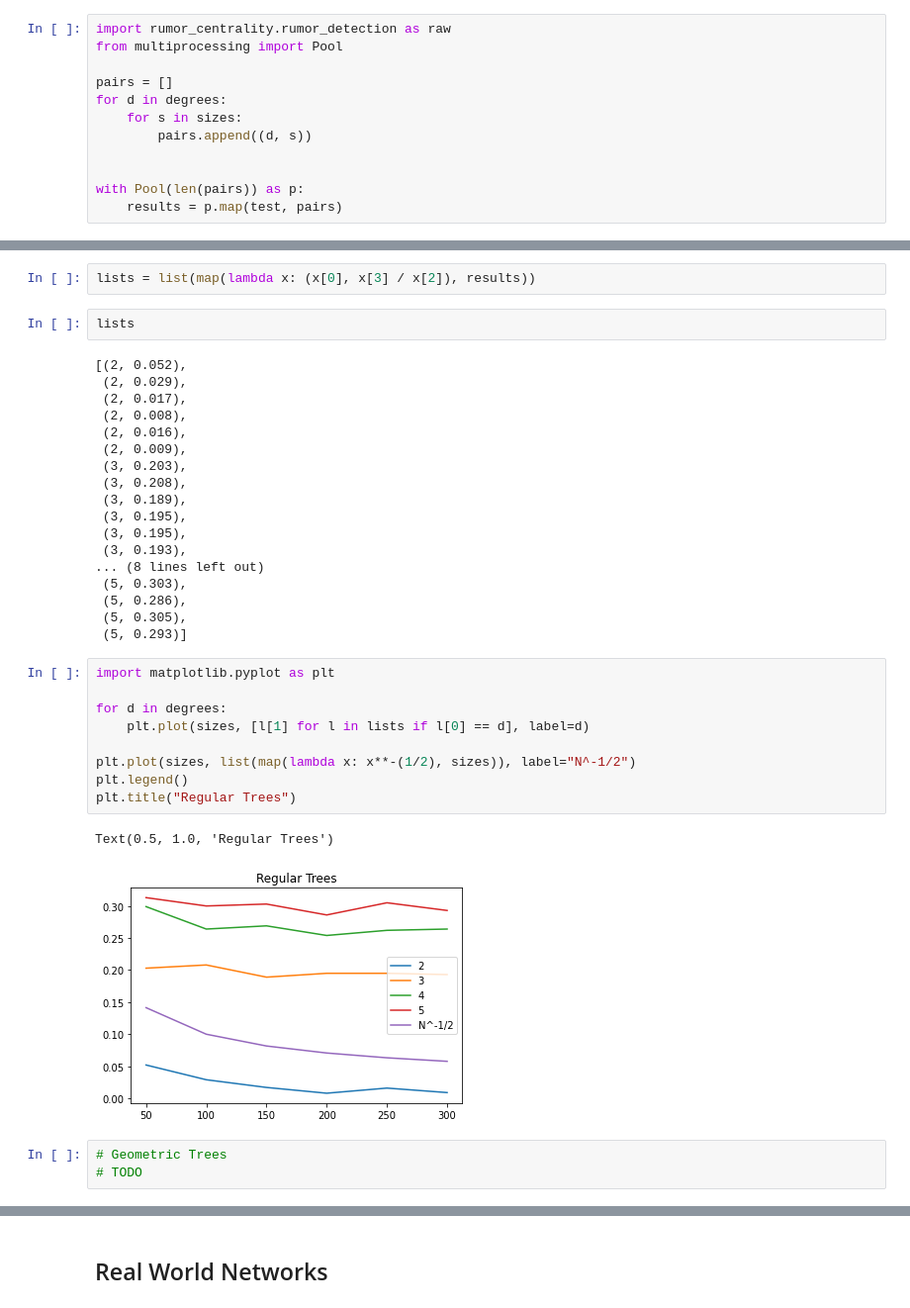
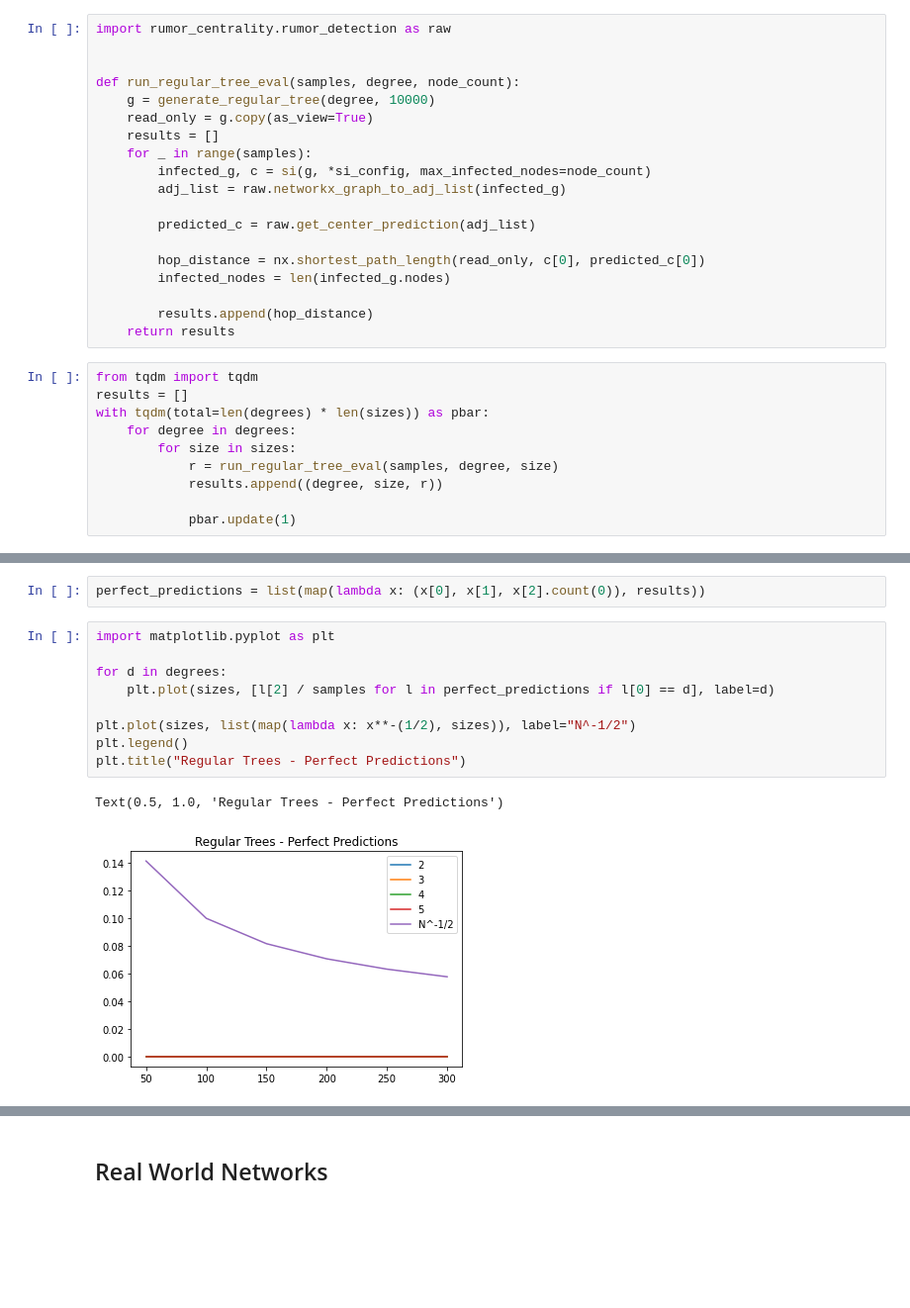
Before and after one commit to Paulpanther/info-flow, a Jupyter notebook: Reproduce Paper Results.ipynb, the cells around one changed output, grey strips where cells are left out. Shown: that part at 99% size. Saved outputs shown, nothing was run; the diff lists cells and outputs as text; blank space fills up the shorter version.

```diff
--- a/Reproduce Paper Results.ipynb
+++ b/Reproduce Paper Results.ipynb
@@ -50,12 +44,29 @@ def test(pair):
+# %%
+import rumor_centrality.rumor_detection as raw
+
+
+def run_regular_tree_eval(samples, degree, node_count):
+    g = generate_regular_tree(degree, 10000)
+    read_only = g.copy(as_view=True)
+    results = []
+    for _ in range(samples):
+        infected_g, c = si(g, *si_config, max_infected_nodes=node_count)
+        adj_list = raw.networkx_graph_to_adj_list(infected_g)
+
+        predicted_c = raw.get_center_prediction(adj_list)
+
+        hop_distance = nx.shortest_path_length(read_only, c[0], predicted_c[0])
+        infected_nodes = len(infected_g.nodes)
+
+        results.append(hop_distance)
+    return results
 # %%
-import rumor_centrality.rumor_detection as raw
-from multiprocessing import Pool
+from tqdm import tqdm
+results = []
+with tqdm(total=len(degrees) * len(sizes)) as pbar:
+    for degree in degrees:
+        for size in sizes:
+            r = run_regular_tree_eval(samples, degree, size)
+            results.append((degree, size, r))
 
-pairs = []
-for d in degrees:
-    for s in sizes:
-        pairs.append((d, s))
-
-
-with Pool(len(pairs)) as p:
-    results = p.map(test, pairs)
+            pbar.update(1)
@@ -84,37 +73,14 @@ _save_results
-# %%
-lists = list(map(lambda x: (x[0], x[3] / x[2]), results))
-# %%
-lists
-# %% [output]
-[(2, 0.052),
- (2, 0.029),
- (2, 0.017),
- (2, 0.008),
- (2, 0.016),
- (2, 0.009),
- (3, 0.203),
- (3, 0.208),
- (3, 0.189),
- (3, 0.195),
- (3, 0.195),
- (3, 0.193),
-... (8 lines left out)
- (5, 0.303),
- (5, 0.286),
- (5, 0.305),
- (5, 0.293)]
+# %%
+perfect_predictions = list(map(lambda x: (x[0], x[1], x[2].count(0)), results))
 # %%
 import matplotlib.pyplot as plt
 
 for d in degrees:
-    plt.plot(sizes, [l[1] for l in lists if l[0] == d], label=d)
+    plt.plot(sizes, [l[2] / samples for l in perfect_predictions if l[0] == d], label=d)
 
 plt.plot(sizes, list(map(lambda x: x**-(1/2), sizes)), label="N^-1/2")
 plt.legend()
-plt.title("Regular Trees")
+plt.title("Regular Trees - Perfect Predictions")
 # %% [output]
-Text(0.5, 1.0, 'Regular Trees')
+Text(0.5, 1.0, 'Regular Trees - Perfect Predictions')
-[figure, old version]
+[figure, new version]
-# %%
-# Geometric Trees
-# TODO
```
Also changed, not shown: parts of 20 cells of this notebook, 2 other files.
